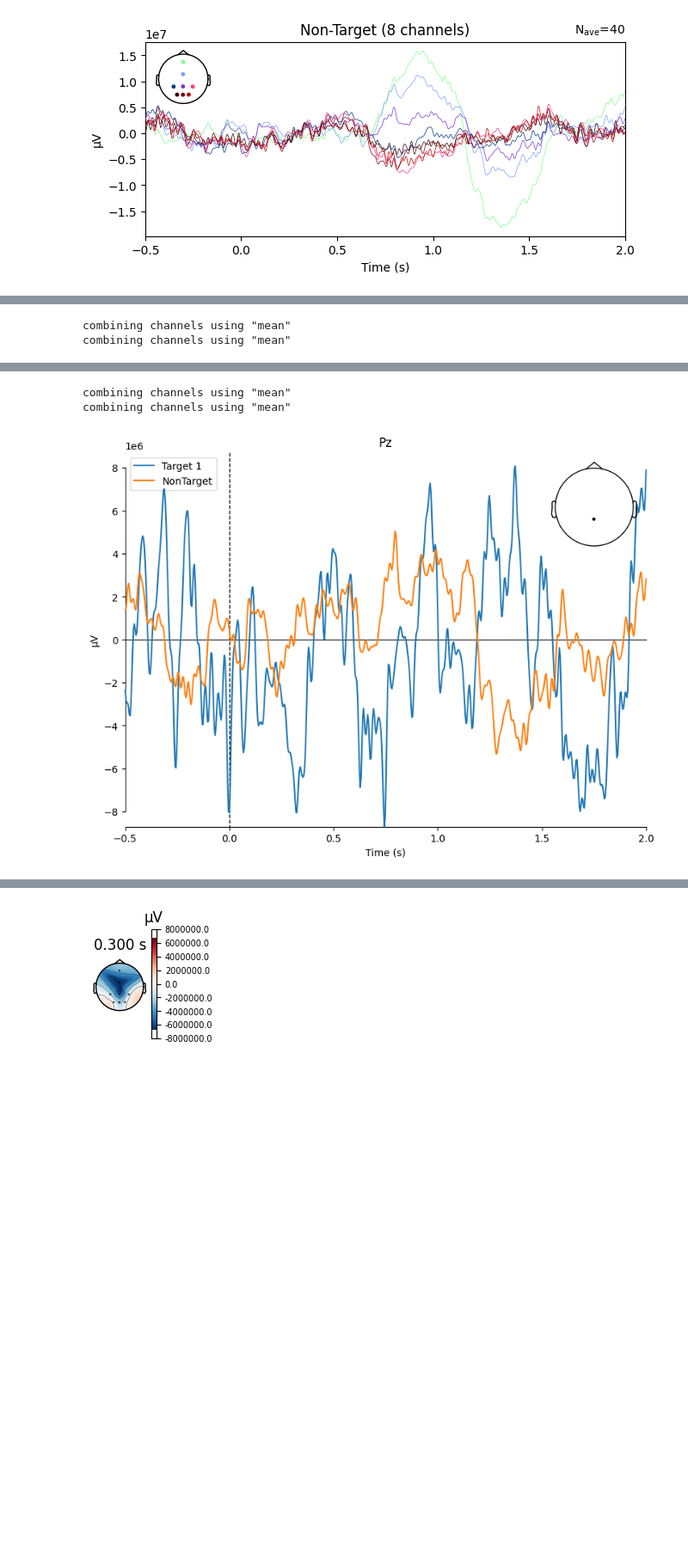
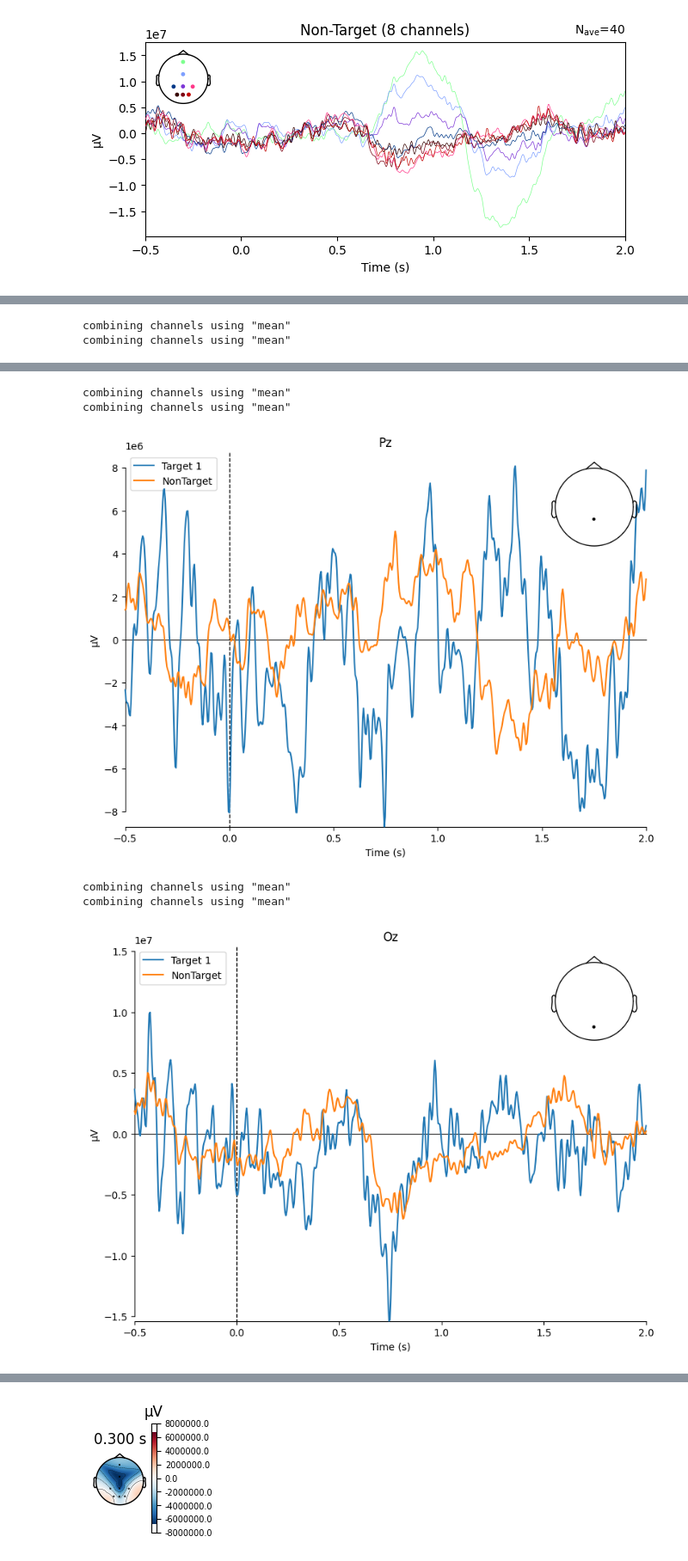
Before and after one commit to Saifa36622/bci_code, a Jupyter notebook: W7-OpenBCI-acquisition.ipynb, the cells around one changed output, grey strips where cells are left out. Shown at 86% size. Saved outputs shown, nothing was run; the diff lists cells and outputs as text; code cells hidden in the pictures; blank space fills up the shorter version.

```diff
--- a/W7-OpenBCI-acquisition.ipynb
+++ b/W7-OpenBCI-acquisition.ipynb
@@ -393,30 +405,43 @@ plt.show()
 mne.viz.plot_compare_evokeds(
     {
         'Target 1': evoked_target,
         # 'Target 2': evoked_subtarget,
         'NonTarget': evoked_nontarget
     },
     picks='Cz',
     combine='mean'
 )
 plt.show()
 mne.viz.plot_compare_evokeds(
     {
         'Target 1': evoked_target,
         # 'Target 2': evoked_subtarget,
         'NonTarget': evoked_nontarget
     },
     picks='Pz',
     combine='mean'
 )
+
+mne.viz.plot_compare_evokeds(
+    {
+        'Target 1': evoked_target,
+        # 'Target 2': evoked_subtarget,
+        'NonTarget': evoked_nontarget
+    },
+    picks='Oz',
+    combine='mean'
+)
 plt.show()
 # %% [output]
 combining channels using "mean"
 combining channels using "mean"
 [figure]
 combining channels using "mean"
 combining channels using "mean"
 [figure]
 combining channels using "mean"
 combining channels using "mean"
 [figure]
+combining channels using "mean"
+combining channels using "mean"
+[figure, added]
```
Also changed, not shown: parts of 3 cells of this notebook.
